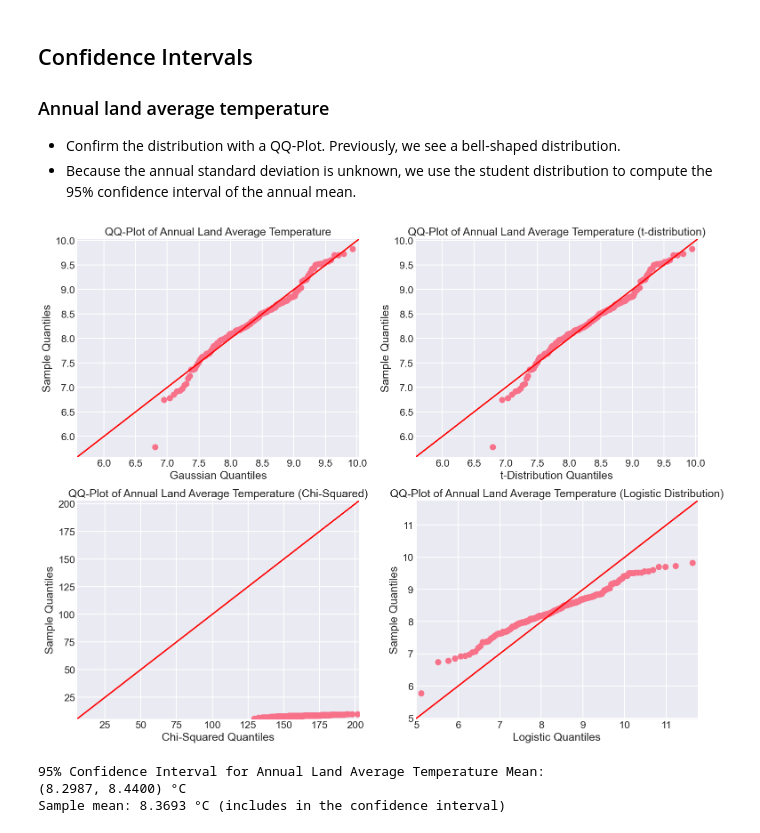
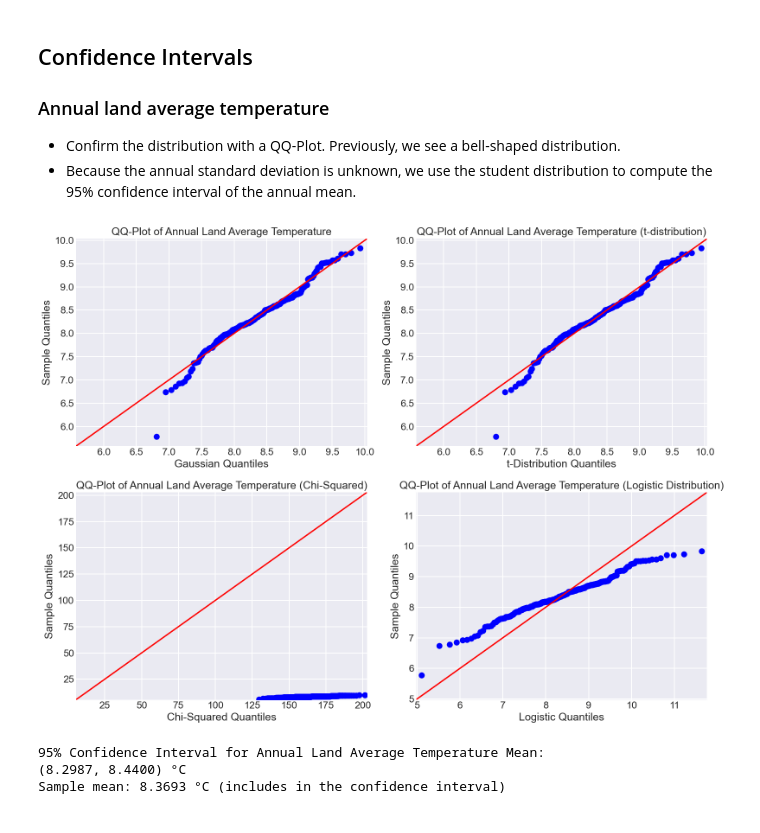
Before and after one commit to OloruntobiOlutola/Applied-Project, a Jupyter notebook: notebooks/app.ipynb, the cells around one changed output. Saved outputs shown, nothing was run; the diff lists cells and outputs as text; code cells hidden in the pictures.

```diff
--- a/notebooks/app.ipynb
+++ b/notebooks/app.ipynb
@@ -321,35 +322,40 @@ plt.show()
 # %%
 # QQ-plots for Annual Land Average Temperature
 n = len(annual['LandAverageTemperature'])
-fig, axes = plt.subplots(2, 2, figsize=(18, 14))
+fig, axes = plt.subplots(2, 2, figsize=(16, 12))
 
 sm.qqplot(annual['LandAverageTemperature'], dist=stats.norm, loc=np.mean(annual['LandAverageTemperature']),
-          scale=np.std(annual['LandAverageTemperature']), line ='45', ax=axes[0, 0])
+          scale=np.std(annual['LandAverageTemperature']), line='45', ax=axes[0, 0], marker='o', markerfacecolor='blue', markeredgecolor='blue')
+axes[0, 0].get_lines()[0].set_color('red')  # Reference line
 axes[0, 0].set_title('QQ-Plot of Annual Land Average Temperature')
 axes[0, 0].set_xlabel('Gaussian Quantiles')
 axes[0, 0].set_ylabel('Sample Quantiles')
 
 sm.qqplot(annual['LandAverageTemperature'], dist=stats.t, distargs=(n-1,), loc=np.mean(annual['LandAverageTemperature']),
-            scale=np.std(annual['LandAverageTemperature']), line ='45', ax=axes[0, 1])
+            scale=np.std(annual['LandAverageTemperature']), line='45', ax=axes[0, 1], marker='o', markerfacecolor='blue', markeredgecolor='blue')
+axes[0, 1].get_lines()[0].set_color('red')  # Reference line
 axes[0, 1].set_title('QQ-Plot of Annual Land Average Temperature (t-distribution)')
 axes[0, 1].set_xlabel('t-Distribution Quantiles')
 axes[0, 1].set_ylabel('Sample Quantiles')
 
 sm.qqplot(annual['LandAverageTemperature'], dist=stats.chi2, distargs=(n-1,), loc=np.mean(annual['LandAverageTemperature']),
-            scale=np.std(annual['LandAverageTemperature']), line ='45', ax=axes[1, 0])
+            scale=np.std(annual['LandAverageTemperature']), line='45', ax=axes[1, 0], marker='o', markerfacecolor='blue', markeredgecolor='blue')
+axes[1, 0].get_lines()[0].set_color('red')  # Reference line
 axes[1, 0].set_title('QQ-Plot of Annual Land Average Temperature (Chi-Squared)')
 axes[1, 0].set_xlabel('Chi-Squared Quantiles')
 axes[1, 0].set_ylabel('Sample Quantiles')
 
 sm.qqplot(annual['LandAverageTemperature'], dist=stats.logistic, loc=np.mean(annual['LandAverageTemperature']),
-            scale=np.std(annual['LandAverageTemperature']), line ='45', ax=axes[1, 1])
+            scale=np.std(annual['LandAverageTemperature']), line='45', ax=axes[1, 1], marker='o', markerfacecolor='blue', markeredgecolor='blue')
+axes[1, 1].get_lines()[0].set_color('red')  # Reference line
 axes[1, 1].set_title('QQ-Plot of Annual Land Average Temperature (Logistic Distribution)')
 axes[1, 1].set_xlabel('Logistic Quantiles')
 axes[1, 1].set_ylabel('Sample Quantiles')
 
+plt.tight_layout()
 plt.show()
 # %% [output]
-[figure, old version]
+[figure, new version]
 # %%
 # We use the Student's t-distribution (instead of the normal distribution) because:
 # 1. The population standard deviation is UNKNOWN - we only have the sample standard deviation
```
Also changed, not shown: parts of 6 cells of this notebook.
